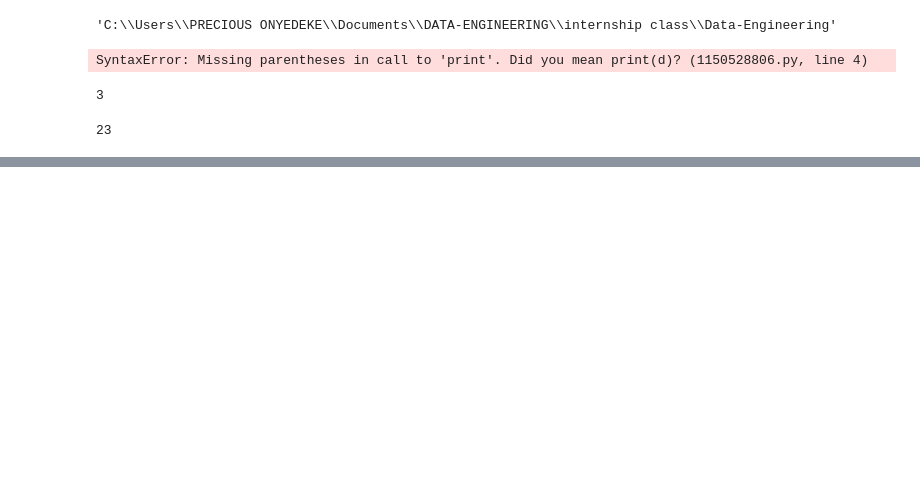
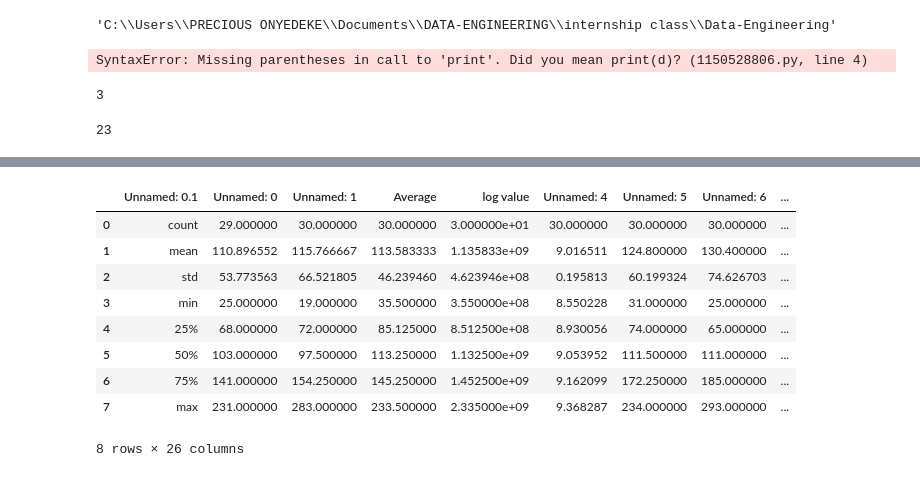
Before and after one commit to Presh-onyedeke/Data-Analytics-Internship-Projects, a Jupyter notebook: script.py.ipynb, the cells around one changed output, grey strips where cells are left out. Cells and saved outputs as stored; diff of their text form; code cells hidden in the pictures; blank space fills up the shorter version.

```diff
--- a/script.py.ipynb
+++ b/script.py.ipynb
@@ -34,0 +208,15 @@ else:
+# %%
+df7=pd.read_csv("C:\\Users\\PRECIOUS ONYEDEKE\\Documents\\DATA-ENGINEERING\\internship class\\Data-Engineering\\statistics.csv")
+# %%
+df7
+# %% [output]
+|  | Unnamed: 0.1 | Unnamed: 0 | Unnamed: 1 | Average | log value | Unnamed: 4 | Unnamed: 5 | Unnamed: 6 | ... |
+| 0 | count | 29.000000 | 30.000000 | 30.000000 | 3.000000e+01 | 30.000000 | 30.000000 | 30.000000 | ... |
+| 1 | mean | 110.896552 | 115.766667 | 113.583333 | 1.135833e+09 | 9.016511 | 124.800000 | 130.400000 | ... |
+| 2 | std | 53.773563 | 66.521805 | 46.239460 | 4.623946e+08 | 0.195813 | 60.199324 | 74.626703 | ... |
+| 3 | min | 25.000000 | 19.000000 | 35.500000 | 3.550000e+08 | 8.550228 | 31.000000 | 25.000000 | ... |
+| 4 | 25% | 68.000000 | 72.000000 | 85.125000 | 8.512500e+08 | 8.930056 | 74.000000 | 65.000000 | ... |
+| 5 | 50% | 103.000000 | 97.500000 | 113.250000 | 1.132500e+09 | 9.053952 | 111.500000 | 111.000000 | ... |
+| 6 | 75% | 141.000000 | 154.250000 | 145.250000 | 1.452500e+09 | 9.162099 | 172.250000 | 185.000000 | ... |
+| 7 | max | 231.000000 | 283.000000 | 233.500000 | 2.335000e+09 | 9.368287 | 234.000000 | 293.000000 | ... |
+8 rows × 26 columns
```
Also changed, not shown: parts of 25 cells of this notebook, 7 other files.
